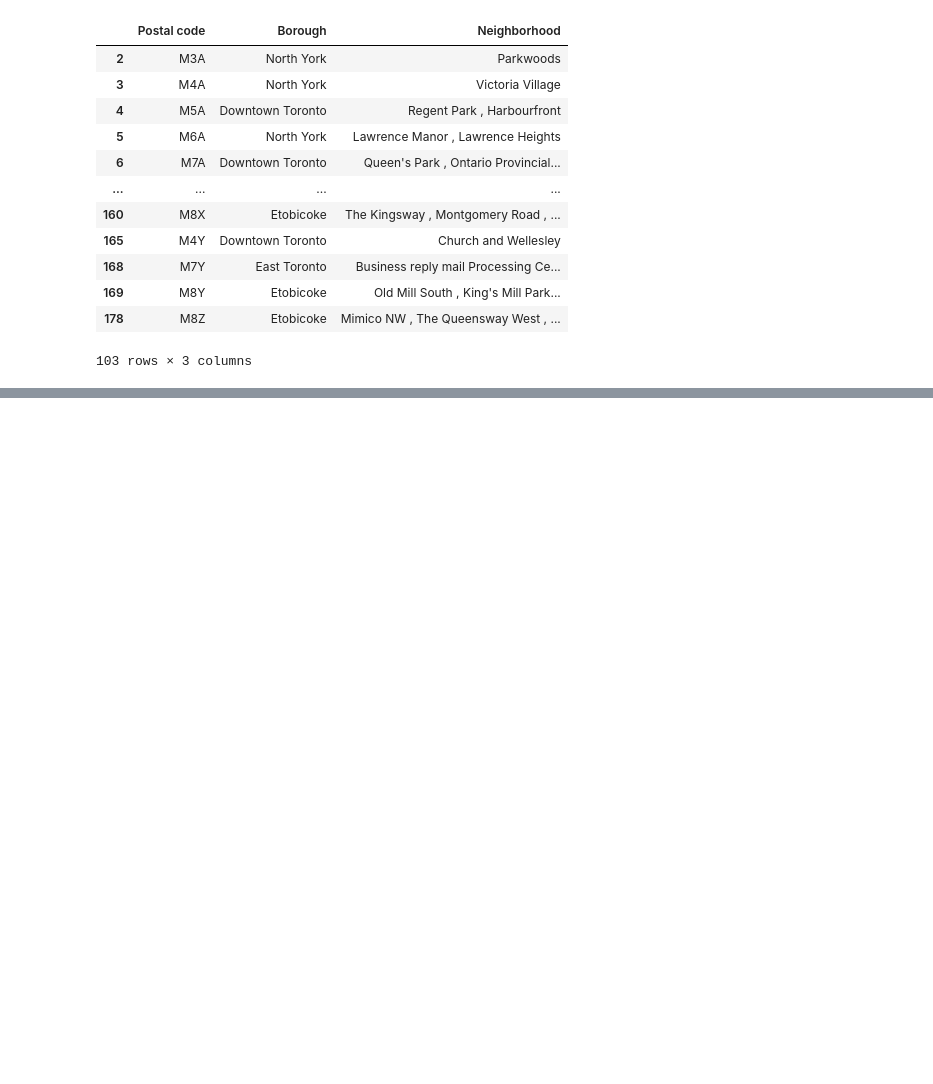
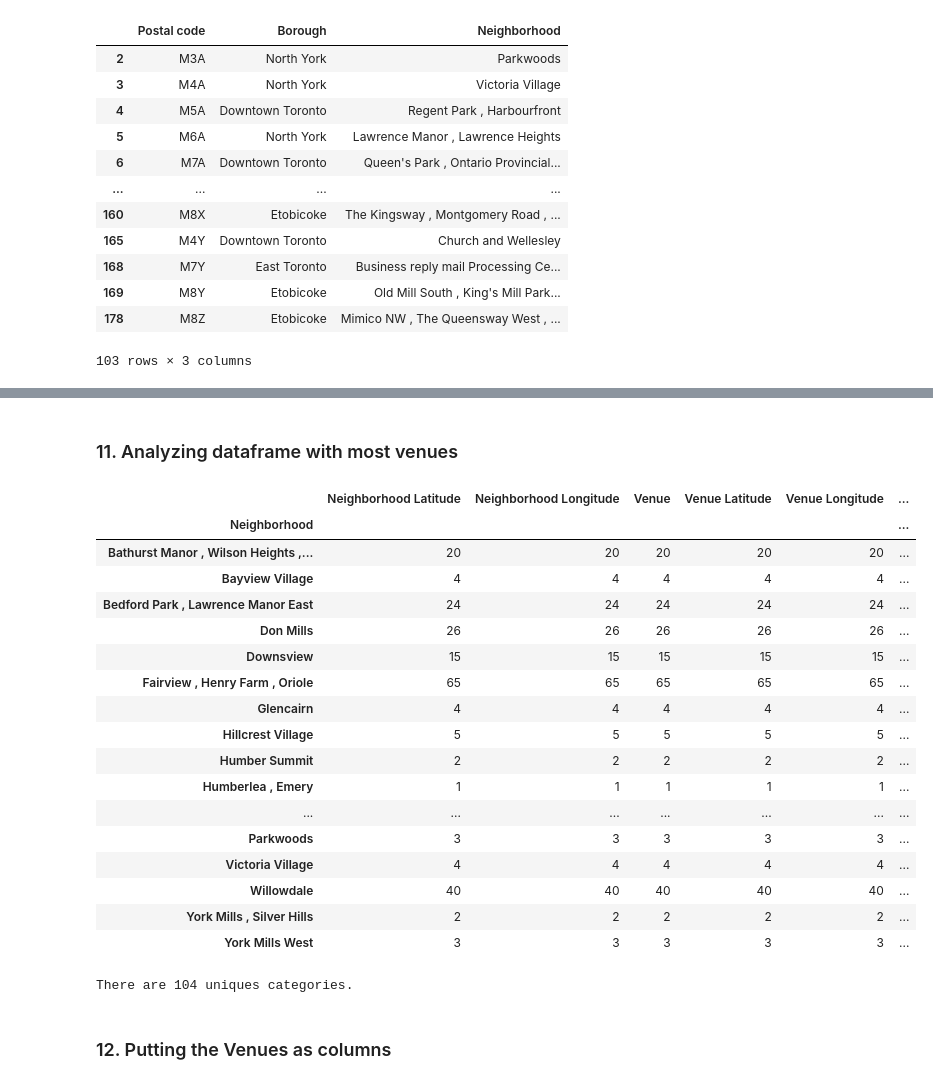
Before and after one commit to nandayot/Coursera_Capstone, a Jupyter notebook: Toronto-Neighborhood.ipynb, the cells around one changed output, grey strips where cells are left out. Drawn from its saved outputs; the diff is of its cells as text; code cells hidden in the pictures; blank space fills up the shorter version.

```diff
--- a/Toronto-Neighborhood.ipynb
+++ b/Toronto-Neighborhood.ipynb
@@ -146,0 +206,3 @@ df_Canada.shape
+# %%
+result = pd.merge(df_Canada, toronto_data, on='Postal code')
+result.head()
@@ -146,0 +343,29 @@ df_Canada.shape
+# %% [markdown]
+### 11. Analyzing dataframe with most venues
+# %%
+toronto_venues.groupby('Neighborhood').count()
+# %% [output]
+|  | Neighborhood Latitude | Neighborhood Longitude | Venue | Venue Latitude | Venue Longitude | ... |
+| Neighborhood |  |  |  |  |  | ... |
+| Bathurst Manor , Wilson Heights ,... | 20 | 20 | 20 | 20 | 20 | ... |
+| Bayview Village | 4 | 4 | 4 | 4 | 4 | ... |
+| Bedford Park , Lawrence Manor East | 24 | 24 | 24 | 24 | 24 | ... |
+| Don Mills | 26 | 26 | 26 | 26 | 26 | ... |
+| Downsview | 15 | 15 | 15 | 15 | 15 | ... |
+| Fairview , Henry Farm , Oriole | 65 | 65 | 65 | 65 | 65 | ... |
+| Glencairn | 4 | 4 | 4 | 4 | 4 | ... |
+| Hillcrest Village | 5 | 5 | 5 | 5 | 5 | ... |
+| Humber Summit | 2 | 2 | 2 | 2 | 2 | ... |
+| Humberlea , Emery | 1 | 1 | 1 | 1 | 1 | ... |
+| ... | ... | ... | ... | ... | ... | ... |
+| Parkwoods | 3 | 3 | 3 | 3 | 3 | ... |
+| Victoria Village | 4 | 4 | 4 | 4 | 4 | ... |
+| Willowdale | 40 | 40 | 40 | 40 | 40 | ... |
+| York Mills , Silver Hills | 2 | 2 | 2 | 2 | 2 | ... |
+| York Mills West | 3 | 3 | 3 | 3 | 3 | ... |
+# %%
+print('There are {} uniques categories.'.format(len(toronto_venues['Venue Category'].unique())))
+# %% [output]
+There are 104 uniques categories.
+# %% [markdown]
+### 12. Putting the Venues as columns
```
Also changed, not shown: parts of 45 cells of this notebook.
